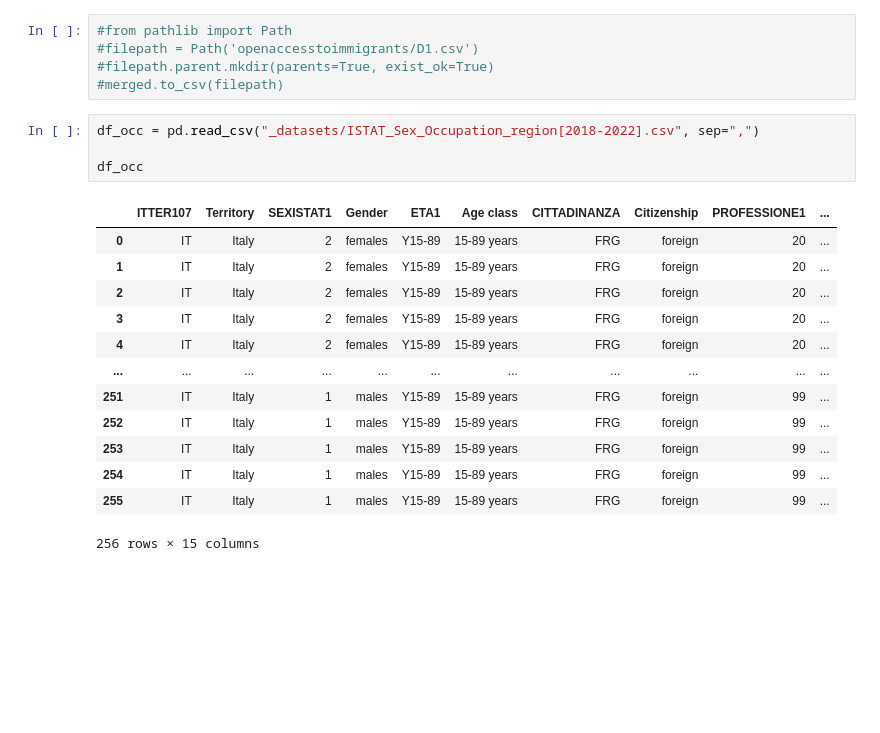
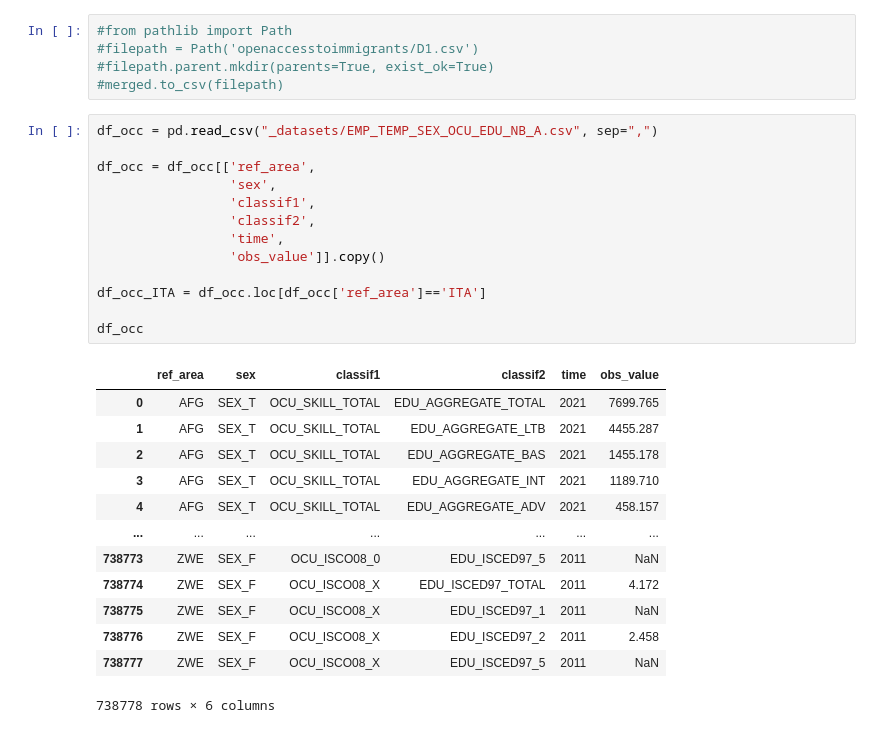
Before and after one commit to openaccesstoimmigrants/EmpowerItaly, a Jupyter notebook: Data_Management.ipynb, the cells around one changed output. Drawn from its saved outputs; the diff is of its cells as text; blank space fills up the shorter version.

```diff
--- a/Data_Management.ipynb
+++ b/Data_Management.ipynb
@@ -228,21 +223,30 @@ ax2 = sns.lineplot(x='Year', y='Value', data=act_males_ed_3)
 #filepath = Path('openaccesstoimmigrants/D1.csv')
 #filepath.parent.mkdir(parents=True, exist_ok=True)
 #merged.to_csv(filepath)
-# %%
-df_occ = pd.read_csv("_datasets/ISTAT_Sex_Occupation_region[2018-2022].csv", sep=",")
-
-df_occ
-# %% [output]
-|  | ITTER107 | Territory | SEXISTAT1 | Gender | ETA1 | Age class | CITTADINANZA | Citizenship | PROFESSIONE1 | ... |
-| 0 | IT | Italy | 2 | females | Y15-89 | 15-89 years | FRG | foreign | 20 | ... |
-| 1 | IT | Italy | 2 | females | Y15-89 | 15-89 years | FRG | foreign | 20 | ... |
-| 2 | IT | Italy | 2 | females | Y15-89 | 15-89 years | FRG | foreign | 20 | ... |
-| 3 | IT | Italy | 2 | females | Y15-89 | 15-89 years | FRG | foreign | 20 | ... |
-| 4 | IT | Italy | 2 | females | Y15-89 | 15-89 years | FRG | foreign | 20 | ... |
-| ... | ... | ... | ... | ... | ... | ... | ... | ... | ... | ... |
-| 251 | IT | Italy | 1 | males | Y15-89 | 15-89 years | FRG | foreign | 99 | ... |
-| 252 | IT | Italy | 1 | males | Y15-89 | 15-89 years | FRG | foreign | 99 | ... |
-| 253 | IT | Italy | 1 | males | Y15-89 | 15-89 years | FRG | foreign | 99 | ... |
-| 254 | IT | Italy | 1 | males | Y15-89 | 15-89 years | FRG | foreign | 99 | ... |
-| 255 | IT | Italy | 1 | males | Y15-89 | 15-89 years | FRG | foreign | 99 | ... |
-256 rows × 15 columns
+# %%
+df_occ = pd.read_csv("_datasets/EMP_TEMP_SEX_OCU_EDU_NB_A.csv", sep=",")
+
+df_occ = df_occ[['ref_area',
+                 'sex',
+                 'classif1',
+                 'classif2',
+                 'time',
+                 'obs_value']].copy()
+
+df_occ_ITA = df_occ.loc[df_occ['ref_area']=='ITA']
+
+df_occ
+# %% [output]
+|  | ref_area | sex | classif1 | classif2 | time | obs_value |
+| 0 | AFG | SEX_T | OCU_SKILL_TOTAL | EDU_AGGREGATE_TOTAL | 2021 | 7699.765 |
+| 1 | AFG | SEX_T | OCU_SKILL_TOTAL | EDU_AGGREGATE_LTB | 2021 | 4455.287 |
+| 2 | AFG | SEX_T | OCU_SKILL_TOTAL | EDU_AGGREGATE_BAS | 2021 | 1455.178 |
+| 3 | AFG | SEX_T | OCU_SKILL_TOTAL | EDU_AGGREGATE_INT | 2021 | 1189.710 |
+| 4 | AFG | SEX_T | OCU_SKILL_TOTAL | EDU_AGGREGATE_ADV | 2021 | 458.157 |
+| ... | ... | ... | ... | ... | ... | ... |
+| 738773 | ZWE | SEX_F | OCU_ISCO08_0 | EDU_ISCED97_5 | 2011 | NaN |
+| 738774 | ZWE | SEX_F | OCU_ISCO08_X | EDU_ISCED97_TOTAL | 2011 | 4.172 |
+| 738775 | ZWE | SEX_F | OCU_ISCO08_X | EDU_ISCED97_1 | 2011 | NaN |
+| 738776 | ZWE | SEX_F | OCU_ISCO08_X | EDU_ISCED97_2 | 2011 | 2.458 |
+| 738777 | ZWE | SEX_F | OCU_ISCO08_X | EDU_ISCED97_5 | 2011 | NaN |
+738778 rows × 6 columns
```
Also changed, not shown: parts of 1 cell of this notebook, 2 other files.
